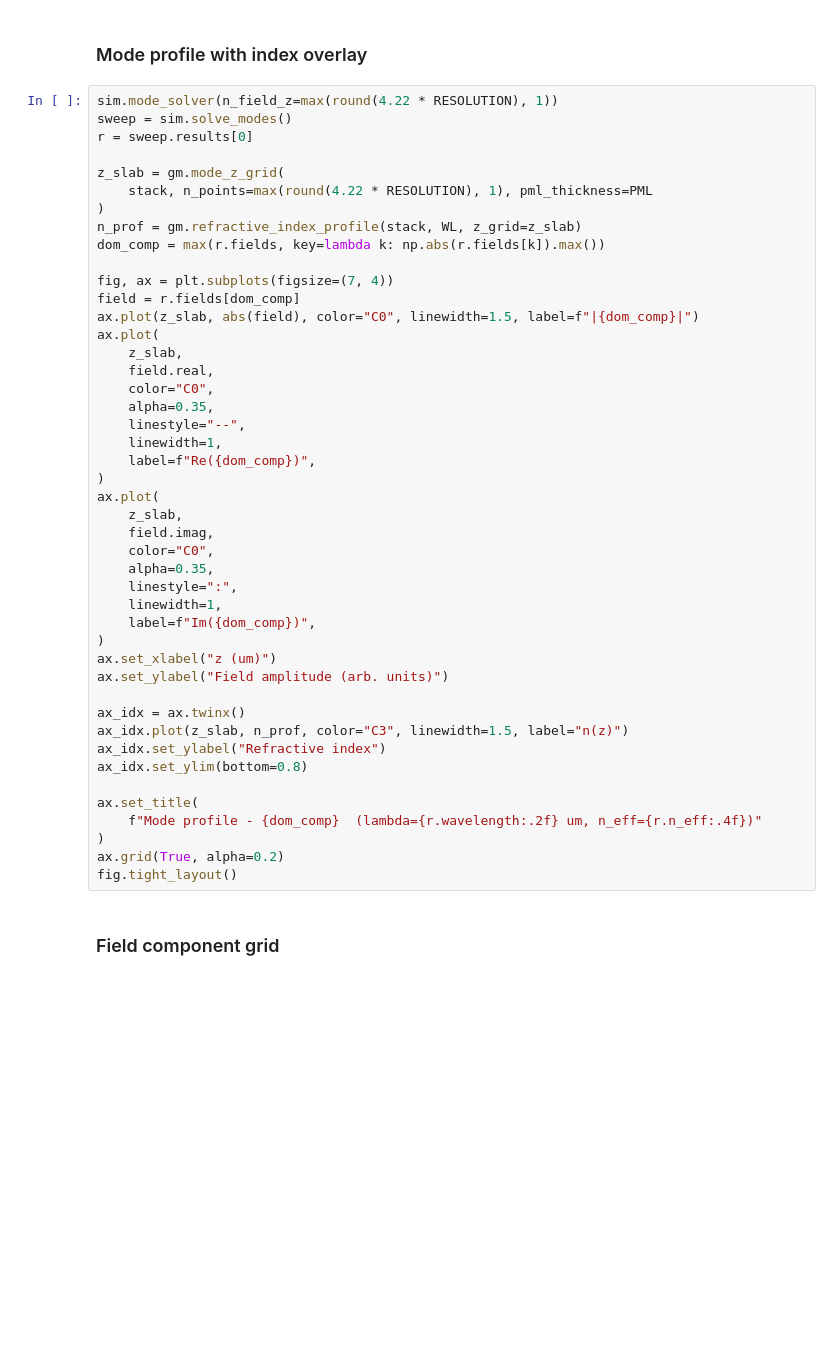
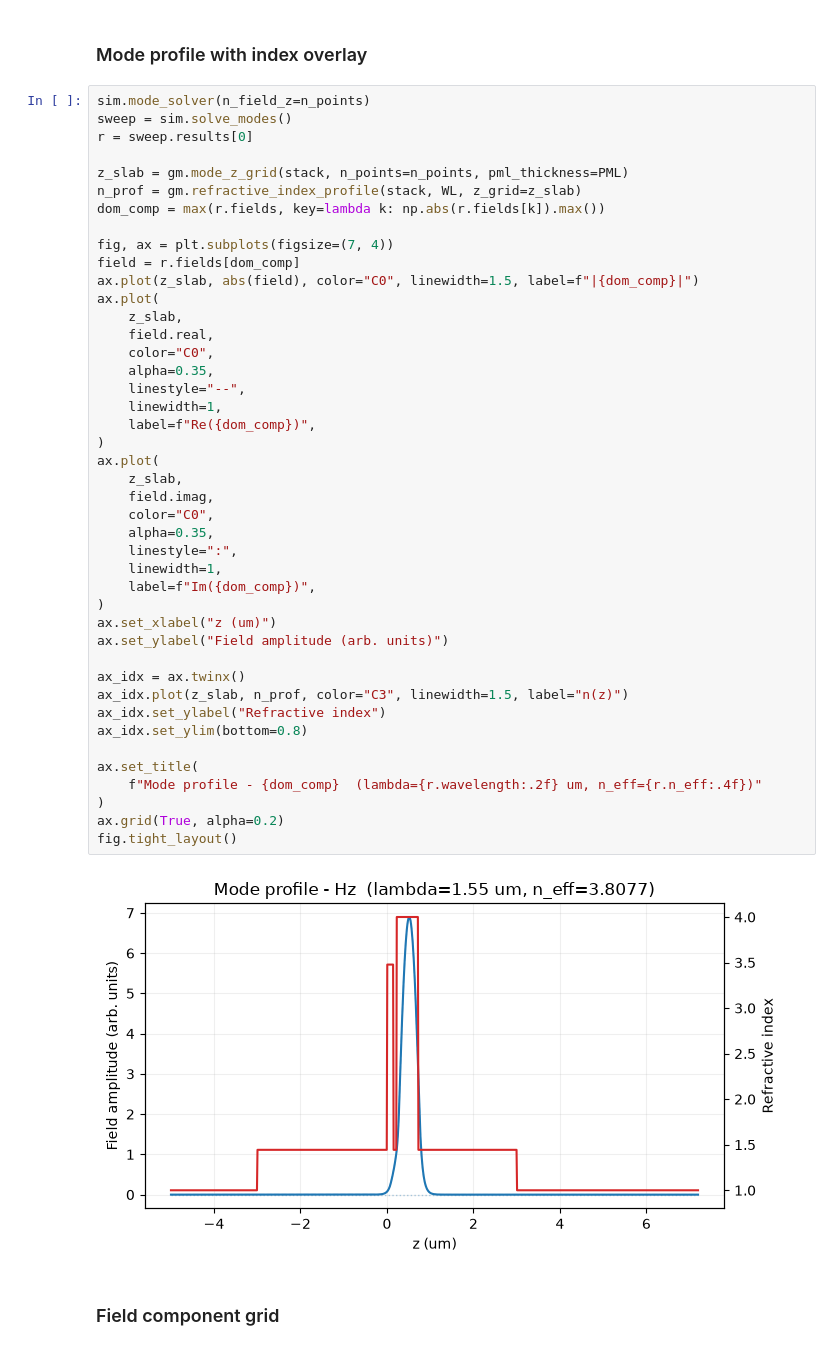
Before and after one commit to gdsfactory/gsim, a Jupyter notebook: nbs/_meep_mode_solver_soi.ipynb, the cells around one changed output. Cells and saved outputs as stored; diff of their text form; blank space fills up the shorter version.

```diff
--- a/nbs/_meep_mode_solver_soi.ipynb
+++ b/nbs/_meep_mode_solver_soi.ipynb
@@ -91,13 +157,11 @@ print(f"Index range: {n_profile.min():.4f} - {n_profile.max():.4f}")
 # %% [markdown]
 ### Mode profile with index overlay
 # %%
-sim.mode_solver(n_field_z=max(round(4.22 * RESOLUTION), 1))
+sim.mode_solver(n_field_z=n_points)
 sweep = sim.solve_modes()
 r = sweep.results[0]
 
-z_slab = gm.mode_z_grid(
-    stack, n_points=max(round(4.22 * RESOLUTION), 1), pml_thickness=PML
-)
+z_slab = gm.mode_z_grid(stack, n_points=n_points, pml_thickness=PML)
 n_prof = gm.refractive_index_profile(stack, WL, z_grid=z_slab)
 dom_comp = max(r.fields, key=lambda k: np.abs(r.fields[k]).max())
 
@@ -108,33 +172,35 @@ ax.plot(
     z_slab,
     field.real,
     color="C0",
     alpha=0.35,
     linestyle="--",
     linewidth=1,
     label=f"Re({dom_comp})",
 )
 ax.plot(
     z_slab,
     field.imag,
     color="C0",
     alpha=0.35,
     linestyle=":",
     linewidth=1,
     label=f"Im({dom_comp})",
 )
 ax.set_xlabel("z (um)")
 ax.set_ylabel("Field amplitude (arb. units)")
 
 ax_idx = ax.twinx()
 ax_idx.plot(z_slab, n_prof, color="C3", linewidth=1.5, label="n(z)")
 ax_idx.set_ylabel("Refractive index")
 ax_idx.set_ylim(bottom=0.8)
 
 ax.set_title(
     f"Mode profile - {dom_comp}  (lambda={r.wavelength:.2f} um, n_eff={r.n_eff:.4f})"
 )
 ax.grid(True, alpha=0.2)
 fig.tight_layout()
+# %% [output]
+[figure, added]
 # %% [markdown]
 ### Field component grid
 # %%
```
Also changed, not shown: parts of 19 cells of this notebook, 2 other files.
